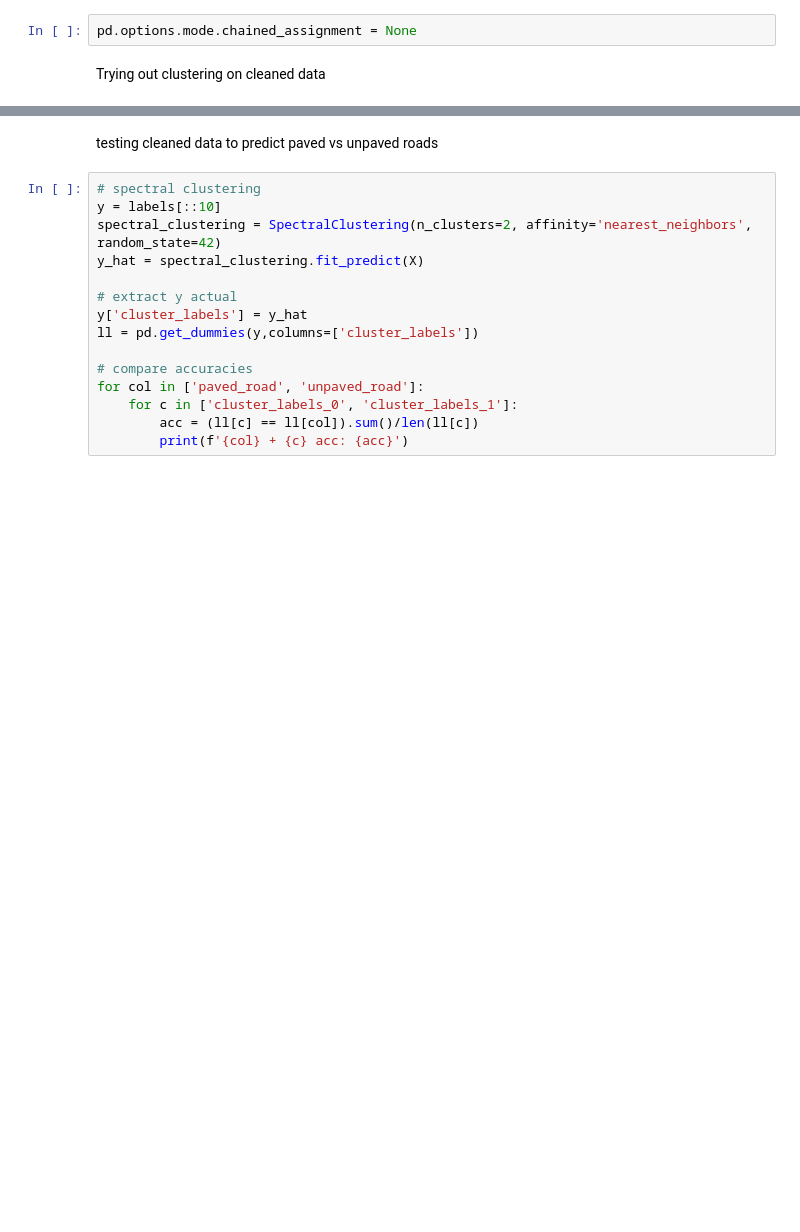
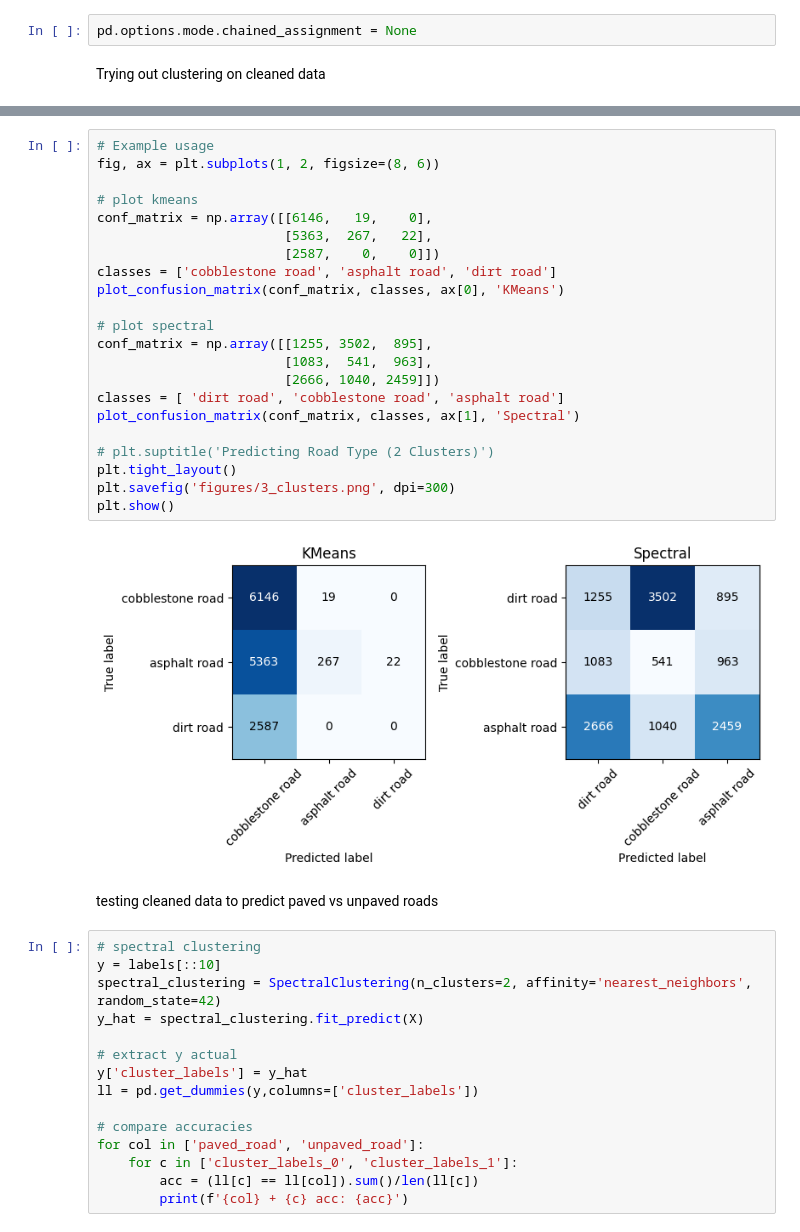
Before and after one commit to binDebug3/CarKalmanFilter, a Jupyter notebook: eliza.ipynb, the cells around one changed output, grey strips where cells are left out. Drawn from its saved outputs; the diff is of its cells as text; blank space fills up the shorter version.

```diff
--- a/eliza.ipynb
+++ b/eliza.ipynb
@@ -797,3 +879,27 @@ asphalt_road + cluster_labels_2 acc: 0.4336989725076368
+# %%
+# Example usage
+fig, ax = plt.subplots(1, 2, figsize=(8, 6))
+
+# plot kmeans
+conf_matrix = np.array([[6146,   19,    0],
+                        [5363,  267,   22],
+                        [2587,    0,    0]])
+classes = ['cobblestone road', 'asphalt road', 'dirt road']
+plot_confusion_matrix(conf_matrix, classes, ax[0], 'KMeans')
+
+# plot spectral
+conf_matrix = np.array([[1255, 3502,  895],
+                        [1083,  541,  963],
+                        [2666, 1040, 2459]])
+classes = [ 'dirt road', 'cobblestone road', 'asphalt road']
+plot_confusion_matrix(conf_matrix, classes, ax[1], 'Spectral')
+
+# plt.suptitle('Predicting Road Type (2 Clusters)')
+plt.tight_layout()
+plt.savefig('figures/3_clusters.png', dpi=300)
+plt.show()
+# %% [output]
+[figure, added]
 # %% [markdown]
 testing cleaned data to predict paved vs unpaved roads
 # %%
```
Also changed, not shown: parts of 26 cells of this notebook, 2 other files.
